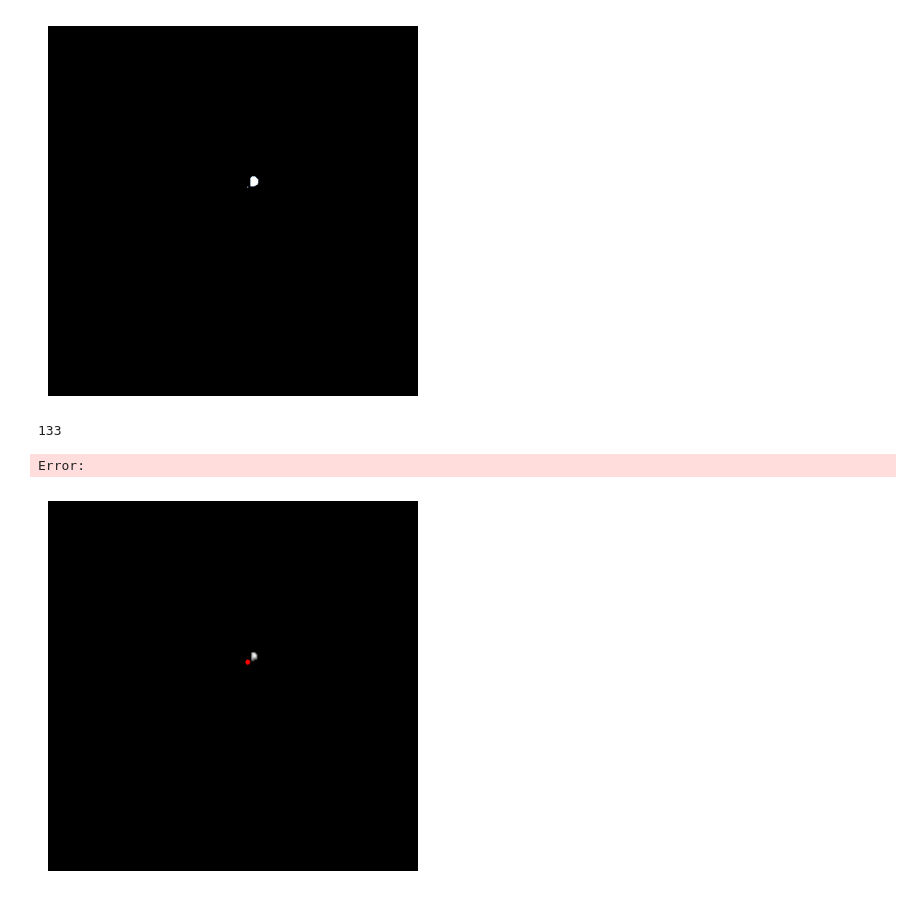
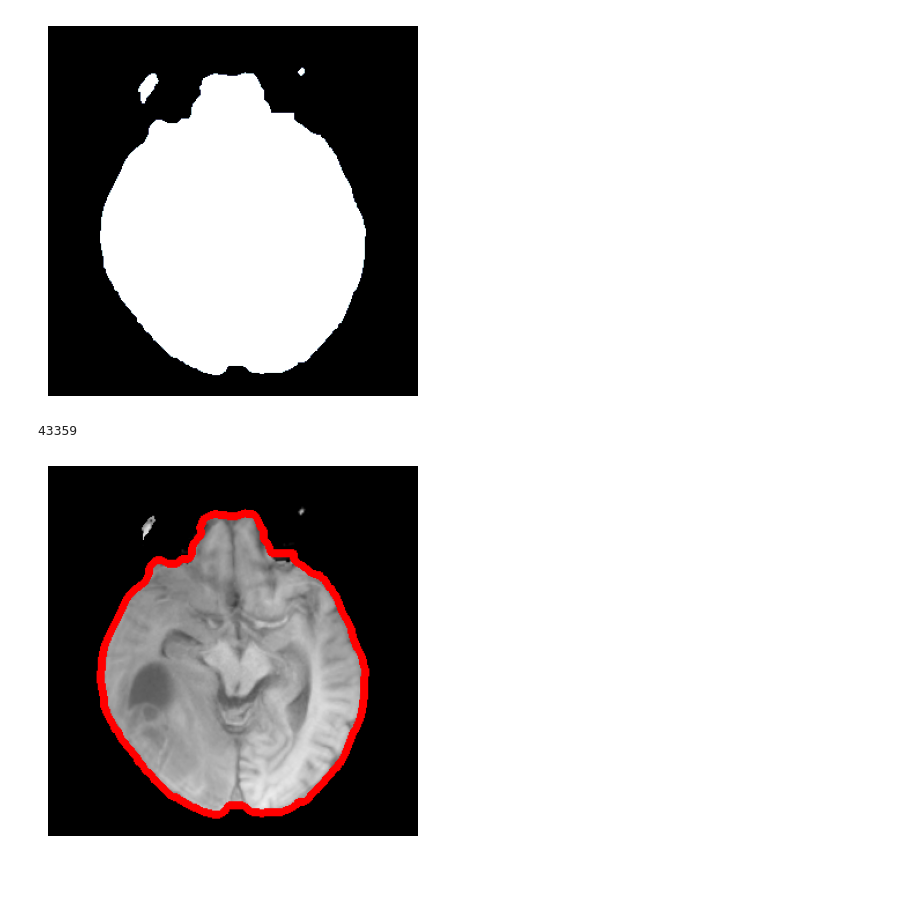
Before and after one commit to research-outcome/process-brain-tumor-mri, a Jupyter notebook: main.ipynb, the cells around one changed output. Drawn from its saved outputs; the diff is of its cells as text; code cells hidden in the pictures.

Commit message:
training code dev beginning

```diff
--- a/main.ipynb
+++ b/main.ipynb
@@ -16,7 +16,8 @@ def showImage(image, cmap='bone'):
     plt.show()
 
 
-img = pydicom.dcmread(filePath2 + f"00054/T2w/Image-361.dcm")
-image = img.pixel_array
+# img = pydicom.dcmread(filePath2 + f"00054/T2w/Image-361.dcm")
+dcm = pydicom.dcmread("F:\\brain-tumor-target-7\\train\\00807\\T1w\\Image-4.dcm")
+image = dcm.pixel_array
 showImage(image)
 # %% [output]
@@ -37,7 +38,7 @@ showImage(thresh)
 showImage(blurred)
 
 open = cv.morphologyEx(thresh, cv.MORPH_OPEN, np.ones((3, 3), np.uint8), iterations=50)
-close = cv.morphologyEx(thresh, cv.MORPH_CLOSE, np.ones((3, 3), np.uint8), iterations=50)
+close = cv.morphologyEx(thresh, cv.MORPH_CLOSE, np.ones((3, 3), np.uint8), iterations=2)
 # showImage(thresh)
 # showImage(open)
 showImage(close)
@@ -48,24 +49,37 @@ showImage(close)
 # %%
 showImage(np.uint8(close))
 # %% [output]
-[figure, old version]
+[figure, new version]
 # %%
 cv.countNonZero(close)
 # %% [output]
-133
+43359
-Error:
 # %%
 contours, hierarchy = cv.findContours(np.uint8(close), cv.RETR_TREE, cv.CHAIN_APPROX_SIMPLE)
+
+def findGreatest(contours):
+    print(len(contours))
+    area = 0
+    v = 0
+    for i in range(len(contours)):
+        carea = cv.contourArea(contours[i])
+        print(carea)
+        if carea > area:
+            area = carea
+            print(area)
+            v = i
+    print(v)
+    return contours[v]
 
 iimg = cv.merge([image, image, image])
 
 ff = cv.normalize(iimg, None, 0, 255, cv.NORM_MINMAX)
 
-cnt = cv.drawContours(ff, contours, 0, (255, 0, 0), 5)
+cnt = cv.drawContours(ff, contours, 1, (255, 0, 0), 5)
 
 showImage(cnt)
 # %% [output]
-[figure, old version]
+[figure, new version]
 # %%
 if len(contours) == 0:
     resized = cv.resize(image, (224, 224), cv.INTER_LINEAR)
```
Also changed, not shown: parts of 5 cells of this notebook, 16 other files.
